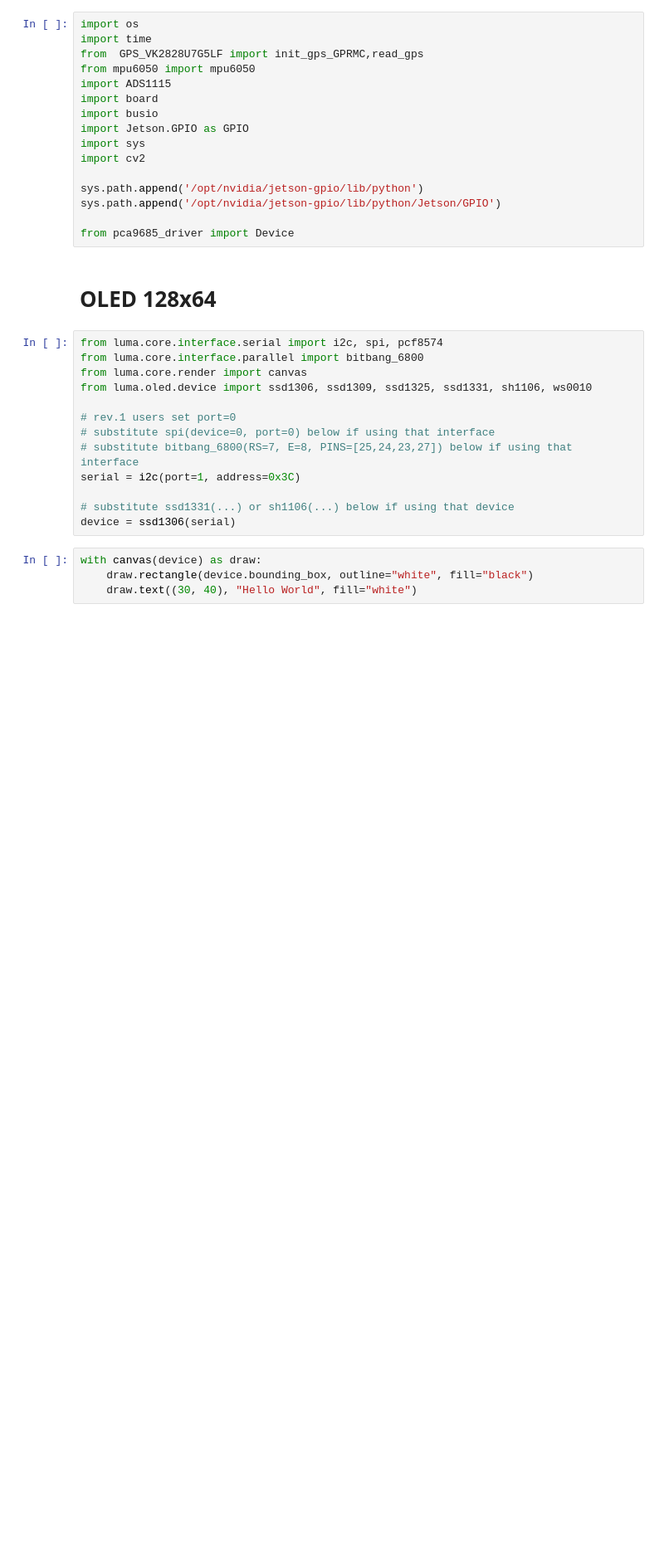
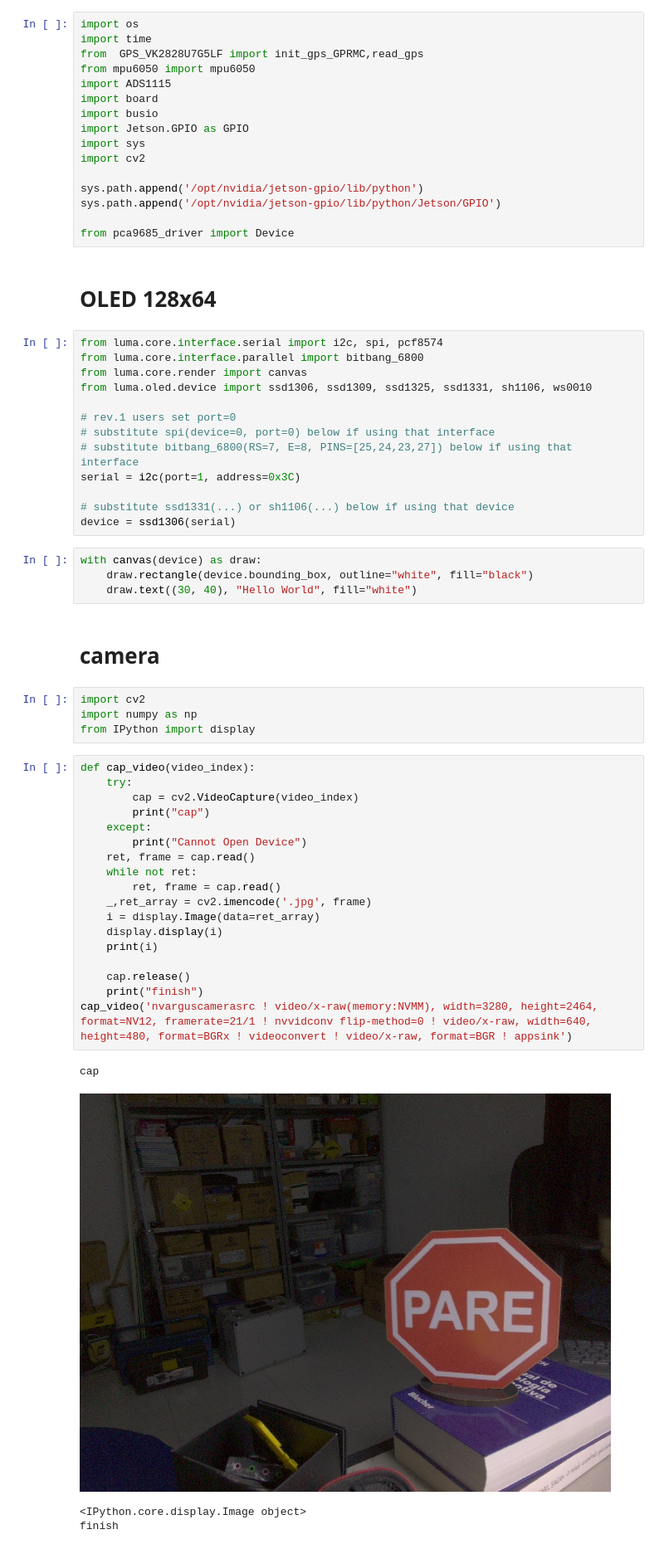
Before and after one commit to WilsonQueirozdeOliveira/jetson_nano, a Jupyter notebook: jupyter_notebook/cyber_project_development.ipynb, the cells around one changed output. Shown: that part at 83% size. Saved outputs shown, nothing was run; the diff lists cells and outputs as text; blank space fills up the shorter version.

Commit message:
camera capture

```diff
--- a/jupyter_notebook/cyber_project_development.ipynb
+++ b/jupyter_notebook/cyber_project_development.ipynb
@@ -35,3 +35,32 @@ device = ssd1306(serial)
 with canvas(device) as draw:
     draw.rectangle(device.bounding_box, outline="white", fill="black")
     draw.text((30, 40), "Hello World", fill="white")
+# %% [markdown]
+# camera
+# %%
+import cv2
+import numpy as np
+from IPython import display
+# %%
+def cap_video(video_index):
+    try:
+        cap = cv2.VideoCapture(video_index)
+        print("cap")
+    except:
+        print("Cannot Open Device")
+    ret, frame = cap.read()
+    while not ret:
+        ret, frame = cap.read()
+    _,ret_array = cv2.imencode('.jpg', frame)
+    i = display.Image(data=ret_array)
+    display.display(i)
+    print(i)
+
+    cap.release()
+    print("finish")
+cap_video('nvarguscamerasrc ! video/x-raw(memory:NVMM), width=3280, height=2464, format=NV12, framerate=21/1 ! nvvidconv flip-method=0 ! video/x-raw, width=640, height=480, format=BGRx ! videoconvert ! video/x-raw, format=BGR ! appsink')
+# %% [output]
+cap
+[figure, added]
+<IPython.core.display.Image object>
+finish
```
Also changed, not shown: parts of 3 cells of this notebook.
